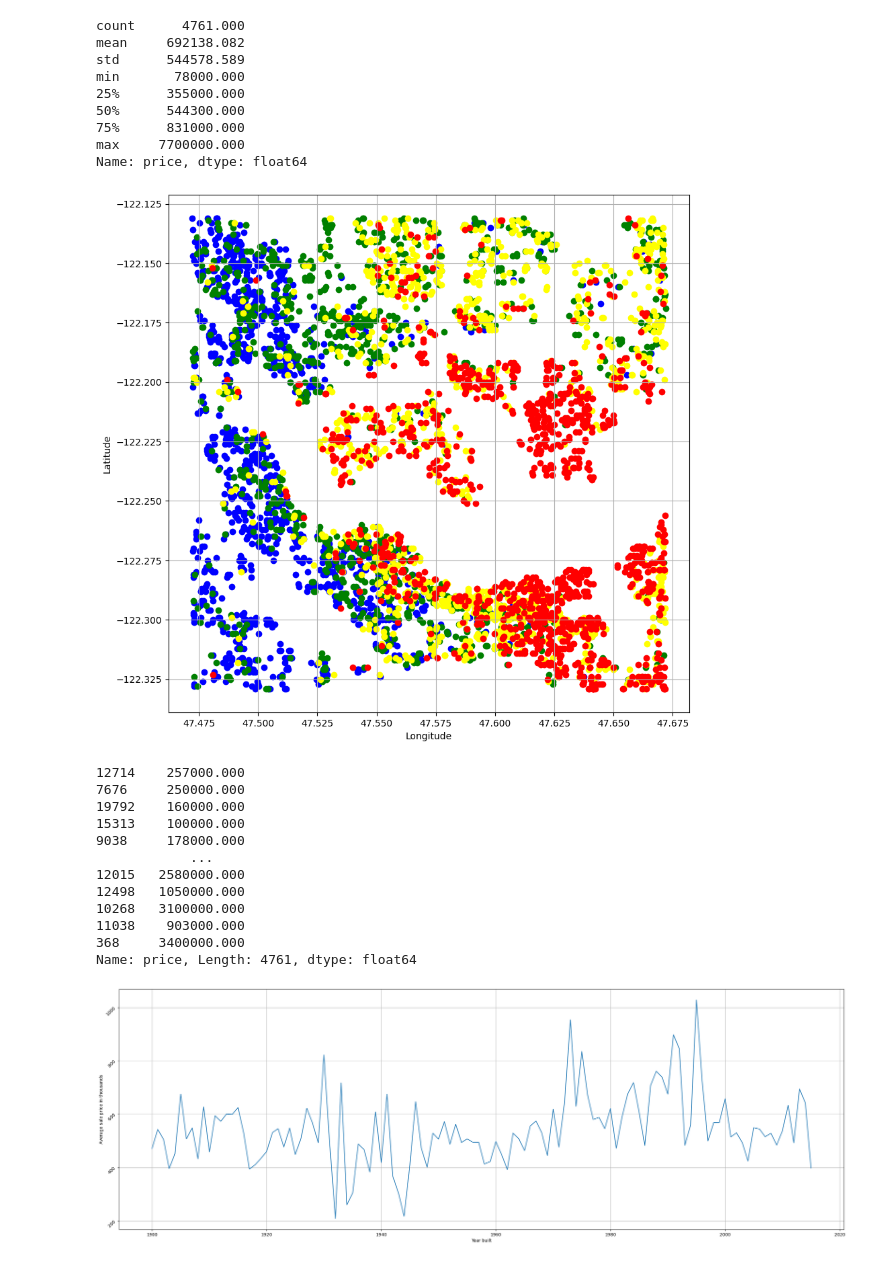
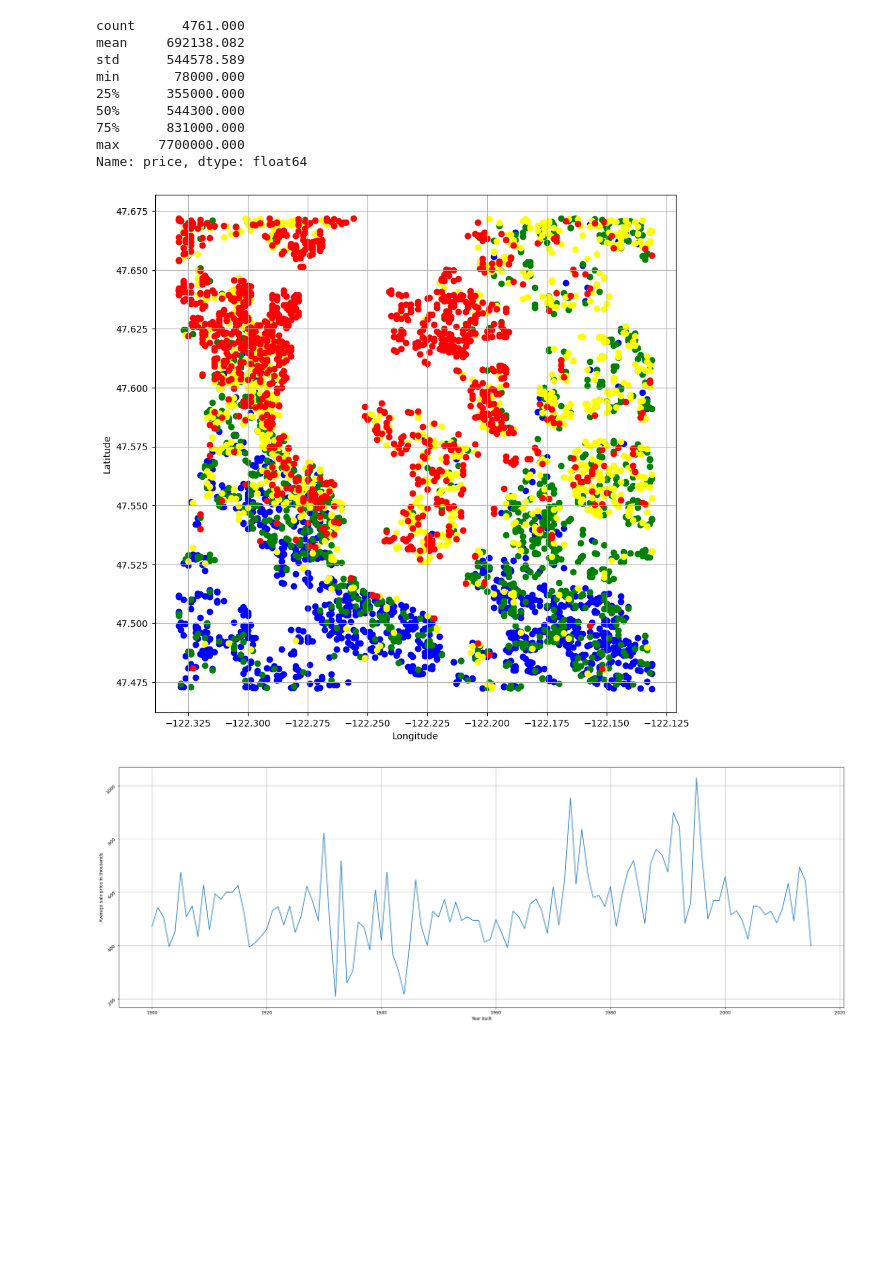
Before and after one commit to Riael42/NS-DS-EDA-Project, a Jupyter notebook: EDA.ipynb, the cells around one changed output. Cells and saved outputs as stored; diff of their text form; code cells hidden in the pictures; blank space fills up the shorter version.

```diff
--- a/EDA.ipynb
+++ b/EDA.ipynb
@@ -157,37 +157,25 @@ Name: price, dtype: float64
 # %%
 #Price per square foot: CHEAPEST = BLUE < GREEN < YELLOW < RED = MOST EXPENSIVE
 plt.figure(figsize=(10,10))
 #color cheapest 25% blue ppsqm >= 87.713 & < 207.547
 cheapestcon = (scatter_houses["ppsqm"] >= 87.713) & (scatter_houses["ppsqm"] < 207.547)
-plt.scatter(scatter_houses.loc[cheapestcon, "lat"], scatter_houses.loc[cheapestcon, "long"], c="blue")
+plt.scatter(scatter_houses.loc[cheapestcon, "long"], scatter_houses.loc[cheapestcon, "lat"], c="blue")
 #color 25-50 green ppsqm >= 207.547 & < 289.474
 cheapcon = (scatter_houses["ppsqm"] >= 207.547) & (scatter_houses["ppsqm"] < 289.474)
-plt.scatter(scatter_houses.loc[cheapcon, "lat"], scatter_houses.loc[cheapcon, "long"], c="green")
+plt.scatter(scatter_houses.loc[cheapcon, "long"], scatter_houses.loc[cheapcon, "lat"], c="green")
 #color 50-75 yellow >= 289.474 & < 380.403
 medcon = (scatter_houses["ppsqm"] >= 289.474) & (scatter_houses["ppsqm"] < 380.403)
-plt.scatter(scatter_houses.loc[medcon, "lat"], scatter_houses.loc[medcon, "long"], c="yellow")
+plt.scatter(scatter_houses.loc[medcon, "long"], scatter_houses.loc[medcon, "lat"], c="yellow")
 #color 75-100 blue >= 798.122
 richcon = (scatter_houses["ppsqm"] >= 380.403)
-plt.scatter(scatter_houses.loc[richcon, "lat"], scatter_houses.loc[richcon, "long"], c="red")
+plt.scatter(scatter_houses.loc[richcon, "long"], scatter_houses.loc[richcon, "lat"], c="red")
 
 plt.xlabel("Longitude")
 plt.ylabel("Latitude")
 plt.grid(True)
 plt.show()
 # %% [output]
-[figure, old version]
+[figure, new version]
-12714    257000.000
-7676     250000.000
-19792    160000.000
-15313    100000.000
-9038     178000.000
-            ...
-12015   2580000.000
-12498   1050000.000
-10268   3100000.000
-11038    903000.000
-368     3400000.000
-Name: price, Length: 4761, dtype: float64
 # %%
 #Insight: Year effect on average house prices
 
```
Also changed, not shown: parts of 10 cells of this notebook.
